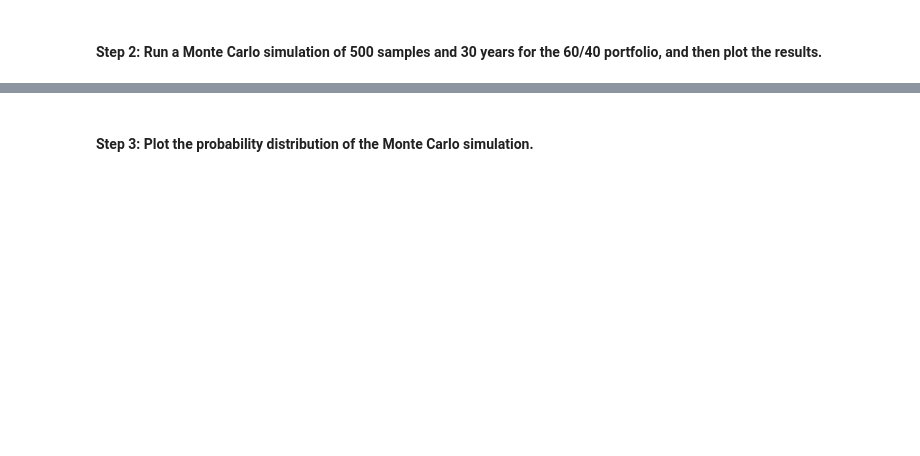
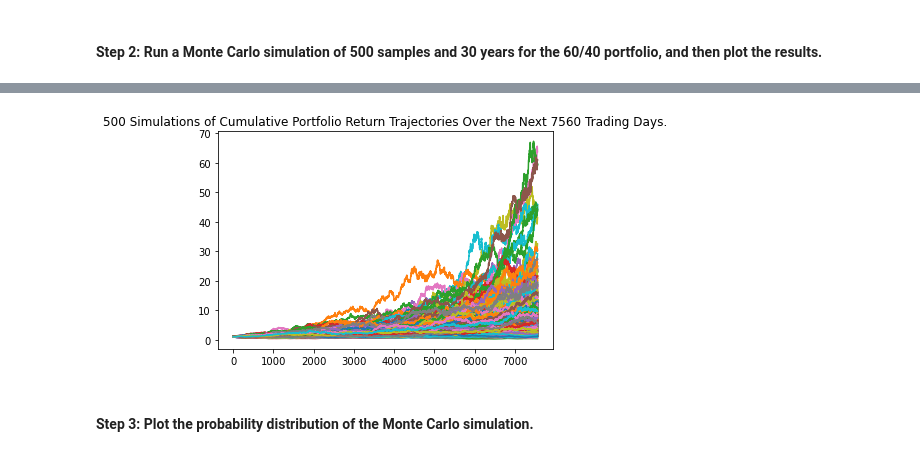
Before and after one commit to stipptracie/M5_Challenge, a Jupyter notebook: financial_planning_tools.ipynb, the cells around one changed output, grey strips where cells are left out. Drawn from its saved outputs; the diff is of its cells as text; code cells hidden in the pictures; blank space fills up the shorter version.

```diff
--- a/financial_planning_tools.ipynb
+++ b/financial_planning_tools.ipynb
@@ -411,22 +432,29 @@ In this section, you’ll use the MCForecastTools library to create a Monte Carl
 # %%
 # Set start and end dates of 3 years back from your current date
 # Alternatively, you can use an end date of 2020-08-07 and work 3 years back from that date
-# YOUR CODE HERE
-# YOUR CODE HERE
+start_date = pd.Timestamp("2019-08-26", tz="America/New_York").isoformat()
+end_date = pd.Timestamp("2022-08-26", tz="America/New_York").isoformat()
 # %%
 # Use the Alpaca get_bars function to make the API call to get the 3 years worth of pricing data
 # The tickers and timeframe parameters should have been set in Part 1 of this activity
 # The start and end dates should be updated with the information set above
 # Remember to add the df property to the end of the call so the response is returned as a DataFrame
-# YOUR CODE HERE
+df_3year = alpaca.get_bars(
+    tickers,
+    timeframe,
+    start = start_date,
+    end = end_date
+).df
 
 # Reorganize the DataFrame
 # Separate ticker data
-# YOUR CODE HERE
+SPY = df_3year[df_3year['symbol']=='SPY'].drop('symbol', axis=1)
+AGG = df_3year[df_3year['symbol']=='AGG'].drop('symbol', axis=1)
 
 # Concatenate the ticker DataFrames
-# YOUR CODE HERE
+prices3yr_df = pd.concat([SPY, AGG], axis=1, keys=["SPY", "AGG"])
+
 
 # Display both the first and last five rows of the DataFrame
-# YOUR CODE HERE
-# YOUR CODE HERE
+display(prices3yr_df.head())
+display(prices3yr_df.tail())
@@ -436,7 +481,13 @@ In this section, you’ll use the MCForecastTools library to create a Monte Carl
 # Configure the Monte Carlo simulation to forecast 30 years cumulative returns
 # The weights should be split 40% to AGG and 60% to SPY.
 # Run 500 samples.
-# YOUR CODE HERE
+MC_thirtyyear = MCSimulation(
+    portfolio_data = prices3yr_df,
+    weights = [.60,.40],
+    num_simulation = 500,
+    num_trading_days = 252*30
+)
 
 # Review the simulation input data
 # YOUR CODE HERE
+MC_thirtyyear.portfolio_data.head()
@@ -446,7 +548,11 @@ In this section, you’ll use the MCForecastTools library to create a Monte Carl
 # %%
 # Visualize the 30-year Monte Carlo simulation by creating an
 # overlay line plot
 # YOUR CODE HERE
+
+MC_sim_line_plot = MC_thirtyyear.plot_simulation()
+# %% [output]
+[figure, added]
 # %% [markdown]
 #### Step 3: Plot the probability distribution of the Monte Carlo simulation.
 # %%
```
Also changed, not shown: parts of 41 cells of this notebook.
